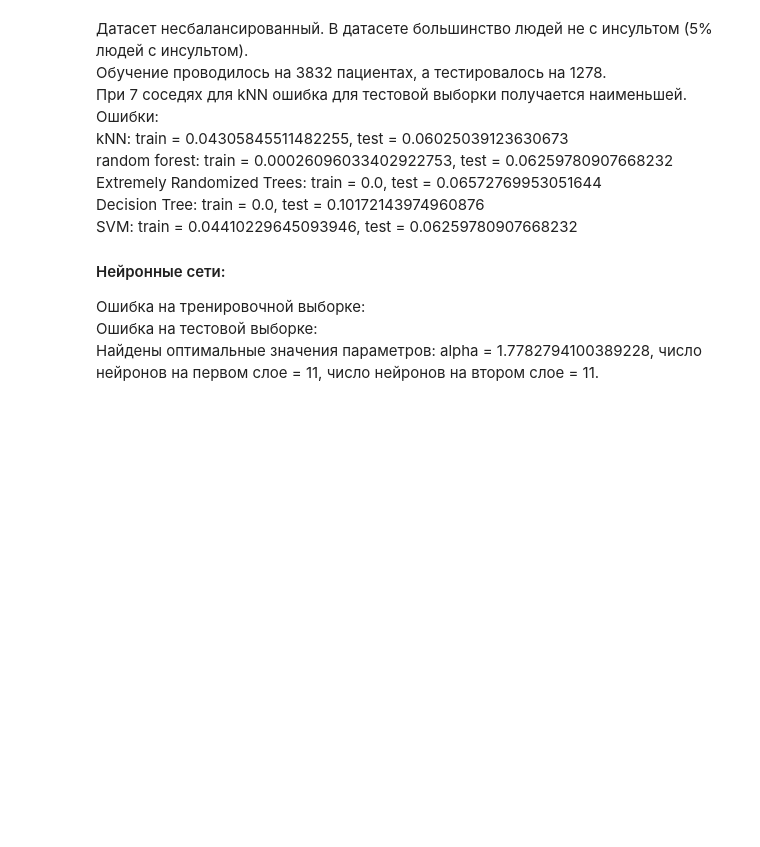
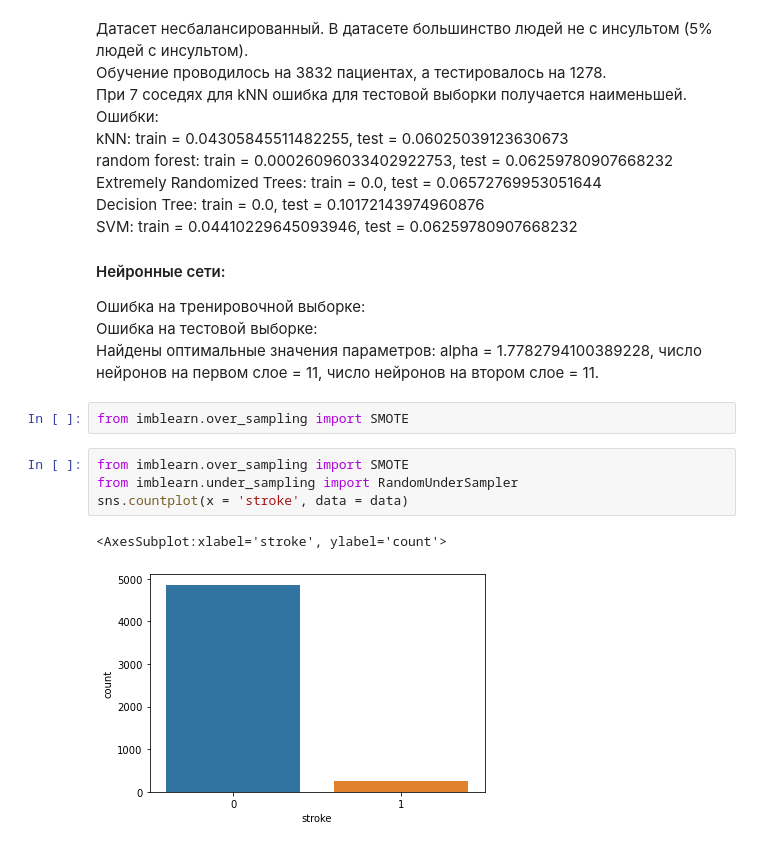
Before and after one commit to Gus96/ML-Tasks, a Jupyter notebook: StrokePredictionNeuralNetwork.ipynb, the cells around one changed output. Drawn from its saved outputs; the diff is of its cells as text; blank space fills up the shorter version.

```diff
--- a/StrokePredictionNeuralNetwork.ipynb
+++ b/StrokePredictionNeuralNetwork.ipynb
@@ -588,3 +591,12 @@ Test: 0.06103286384976526
 Ошибка на тренировочной выборке:
 <br> Ошибка на тестовой выборке:
 <br> Найдены оптимальные значения параметров: alpha = 1.7782794100389228, число нейронов на первом слое = 11, число нейронов на втором слое = 11.
+# %%
+from imblearn.over_sampling import SMOTE
+# %%
+from imblearn.over_sampling import SMOTE
+from imblearn.under_sampling import RandomUnderSampler
+sns.countplot(x = 'stroke', data = data)
+# %% [output]
+<AxesSubplot:xlabel='stroke', ylabel='count'>
+[figure, added]
```
Also changed, not shown: parts of 28 cells of this notebook.
